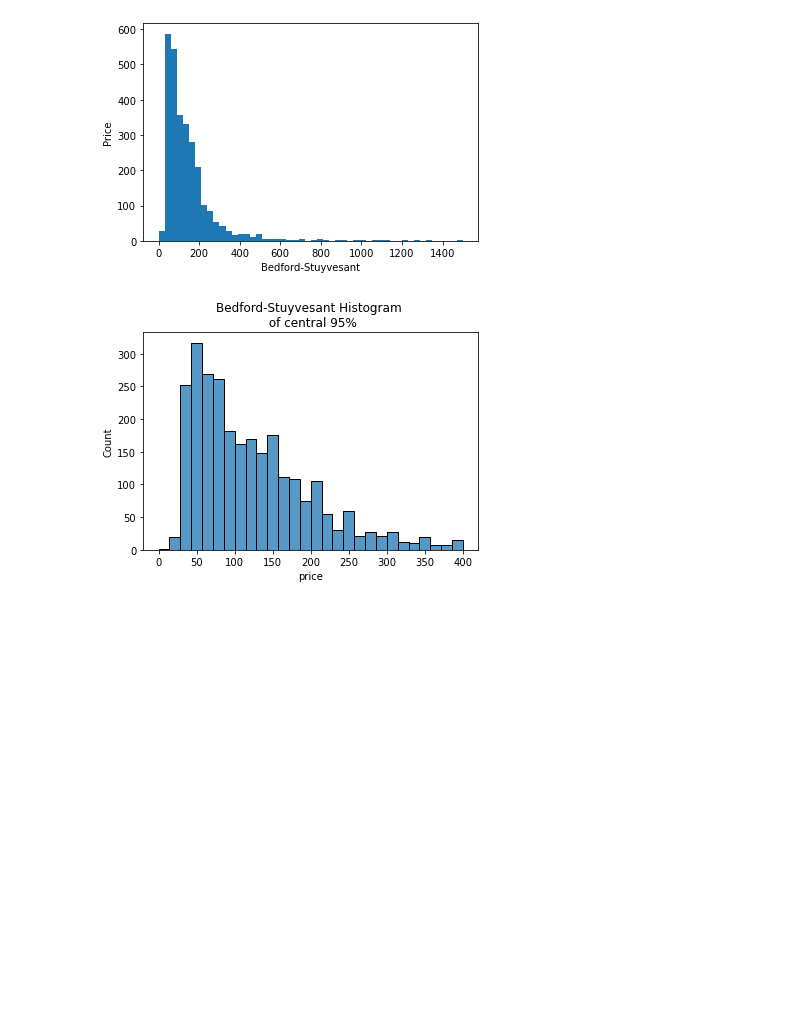
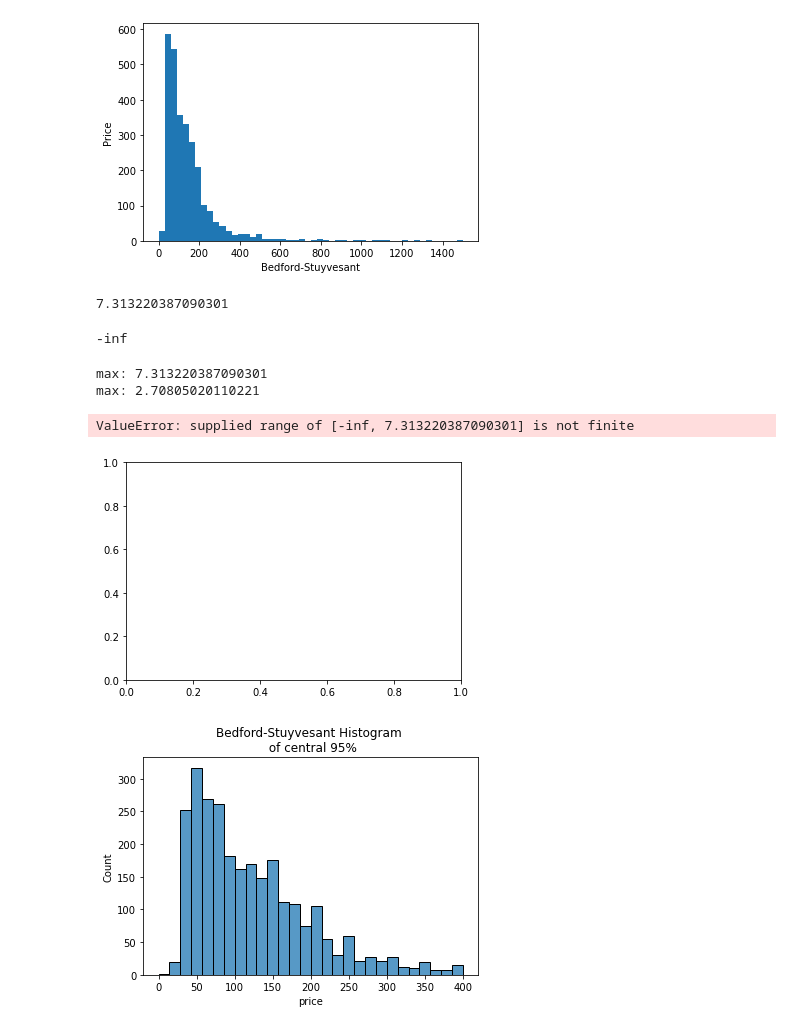
Before and after one commit to Naren1610/IST5520GrpProj, a Jupyter notebook: Milestone3_v1.ipynb, the cells around one changed output. Cells and saved outputs as stored; diff of their text form; code cells hidden in the pictures; blank space fills up the shorter version.

```diff
--- a/Milestone3_v1.ipynb
+++ b/Milestone3_v1.ipynb
@@ -206,3 +206,11 @@ plt.xlabel('Bedford-Stuyvesant')
 plt.ylabel("Price");
 # %% [output]
 [figure]
+# %%
+np.log(df2_s1.price).max()
+# %% [output]
+7.313220387090301
+# %%
+np.log(df2_s1.price).min()
+# %% [output]
+-inf
@@ -209,3 +220,16 @@ plt.ylabel("Price");
+# %%
+print(f'max: {np.log(df2_s1_corrected.price).max()}')
+print(f'max: {np.log(df2_s1_corrected.price).min()}')
+# %% [output]
+max: 7.313220387090301
+max: 2.70805020110221
+# %%
+plt.hist(np.log(df2_s1.price))
+plt.xlabel('Bedford-Stuyvesant')
+plt.ylabel("Price");
+# %% [output]
+ValueError: supplied range of [-inf, 7.313220387090301] is not finite
+[figure, added]
 # %%
 def reject_outliers(data, m=2):
     return data[abs(data - np.mean(data)) < m * np.std(data)]
```
Also changed, not shown: parts of 1 cell of this notebook.
